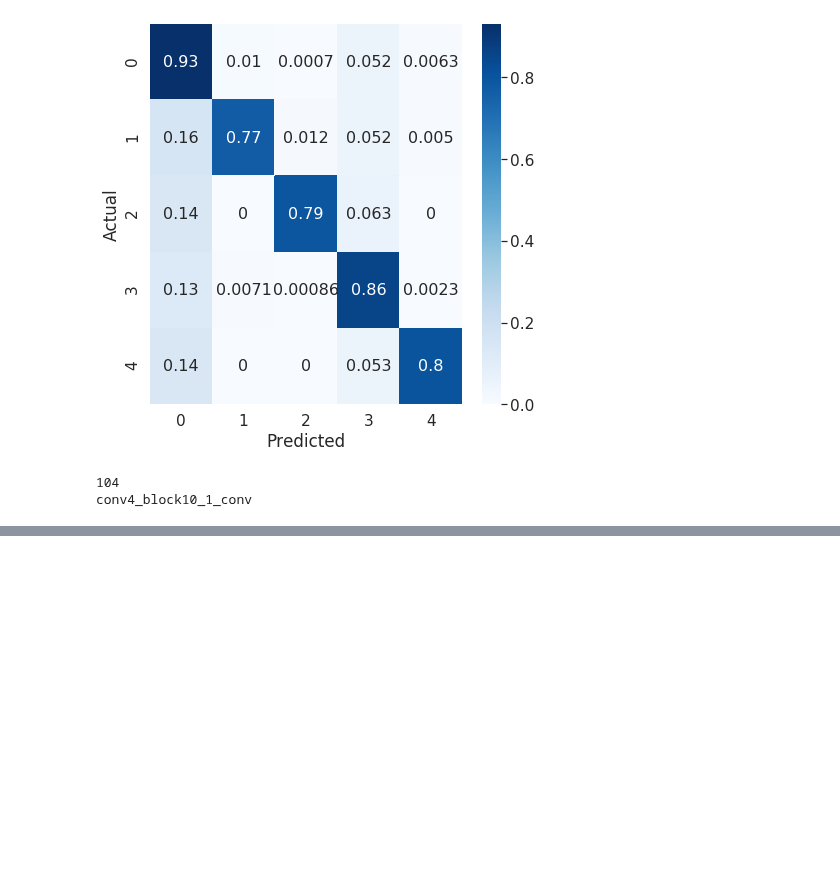
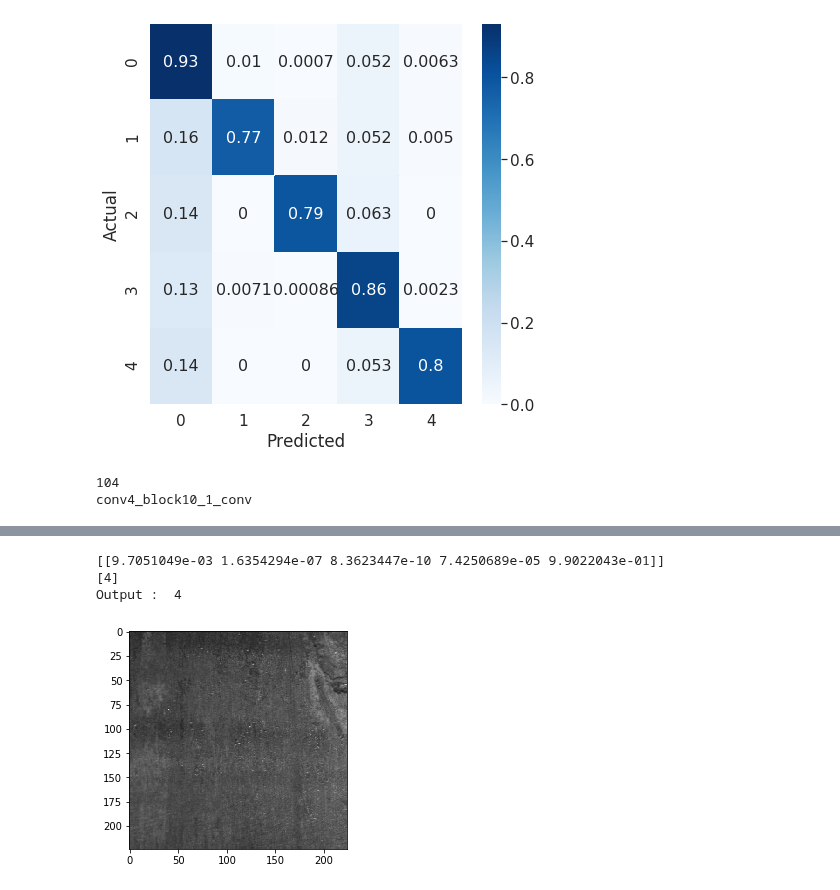
Before and after one commit to mahesh-sudhakar/NEU_XAI, a Jupyter notebook: severstal_play.ipynb, the cells around one changed output, grey strips where cells are left out. Drawn from its saved outputs; the diff is of its cells as text; code cells hidden in the pictures; blank space fills up the shorter version.

```diff
--- a/severstal_play.ipynb
+++ b/severstal_play.ipynb
@@ -976 +967,31 @@ conv4_block10_1_conv
+# %%
+from keras.preprocessing import image
+import matplotlib.pyplot as plt
+
+image_path = "/content/drive/My Drive/Kaggle/severstal-steel-old/saved_images/test/4/279.png"
+
+test_img_load = image.load_img(image_path, target_size=(224,224,3))
+# plt.grid(None)
+plt.imshow(test_img_load)
+
+test_img = image.img_to_array(test_img_load)
+test_img = np.expand_dims(test_img, axis=0)
+test_img /= 255
+
+label_map =   {'0': 0, '1': 1, '2': 2, '3': 3, '4': 4}
+label_map_inv = {v:k  for k,v in label_map.items()}
+
+result = model.predict(test_img)
+print(result)
+
+prediction = result.argmax(axis=1)
+print(prediction)
+
+output = label_map_inv[int(prediction)]
+print("Output : ",output)
+# %% [output]
+[[9.7051049e-03 1.6354294e-07 8.3623447e-10 7.4250689e-05 9.9022043e-01]]
+[4]
+Output :  4
+[figure, added]
 # %%
```
Also changed, not shown: parts of 7 cells of this notebook.
